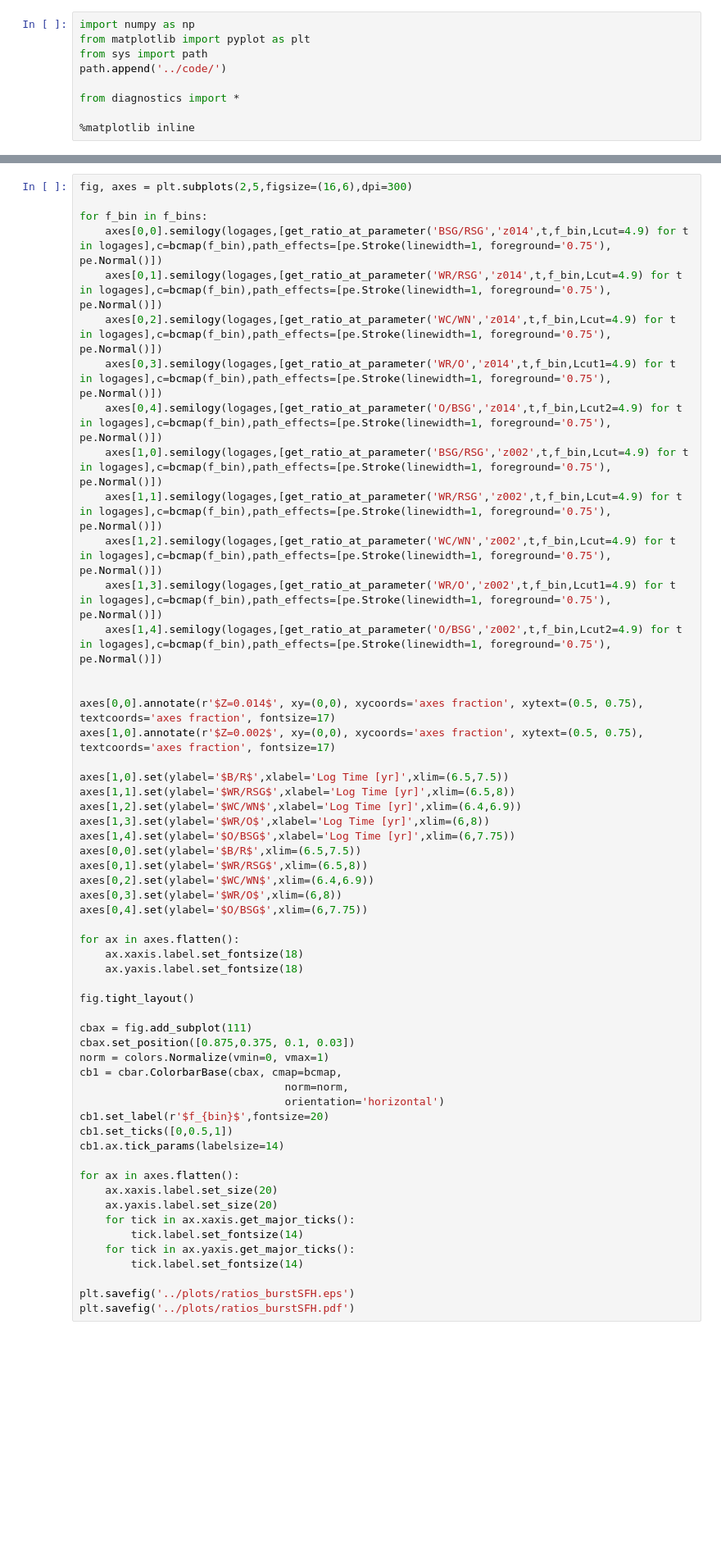
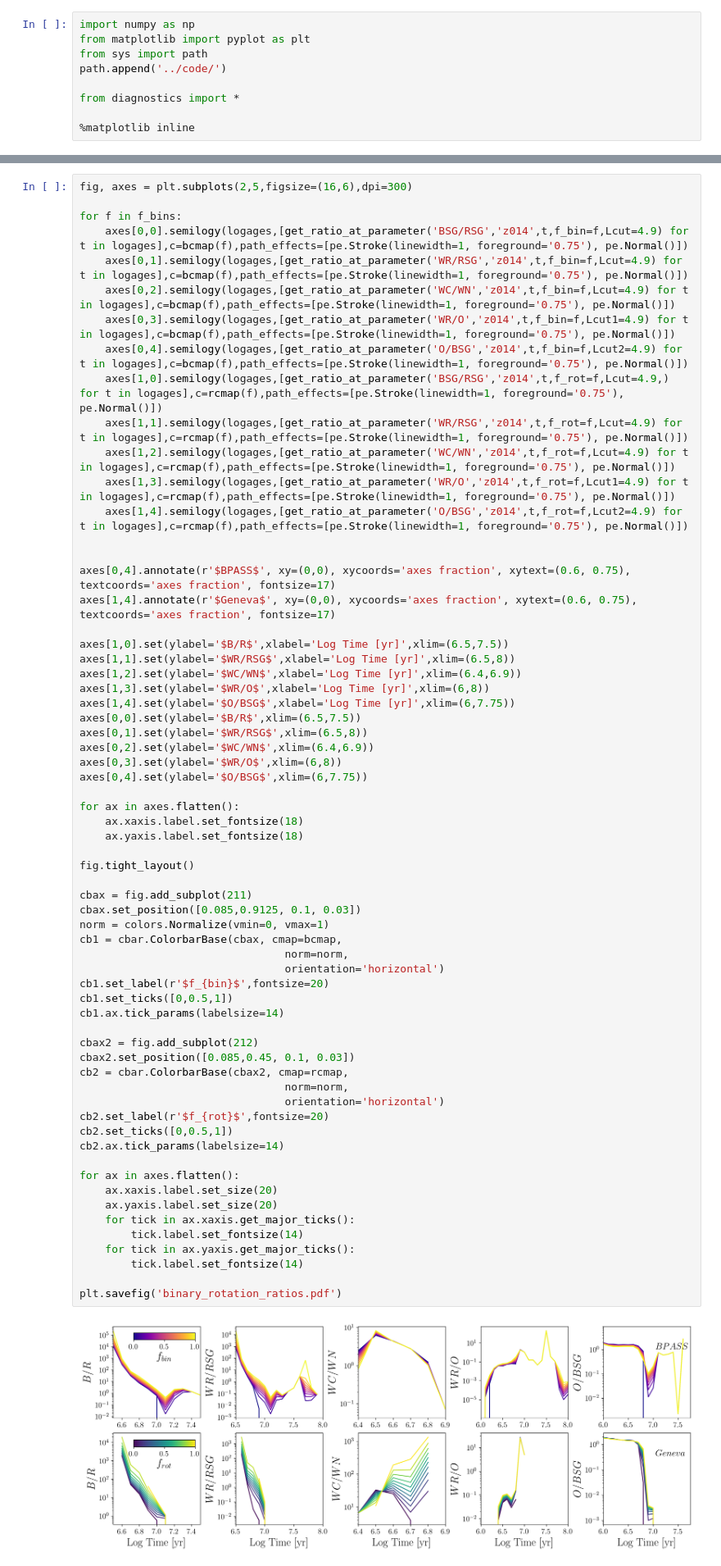
Before and after one commit to tzdwi/Diagnostics, a Jupyter notebook: paper_2019/diagnostics.ipynb, the cells around one changed output, grey strips where cells are left out. Shown at 82% size. Cells and saved outputs as stored; diff of their text form; blank space fills up the shorter version.

```diff
--- a/paper_2019/diagnostics.ipynb
+++ b/paper_2019/diagnostics.ipynb
@@ -164,21 +107,21 @@ Plenty of people use various number count ratios as diagnostics of a stellar pop
 # %%
 fig, axes = plt.subplots(2,5,figsize=(16,6),dpi=300)
 
-for f_bin in f_bins:
-    axes[0,0].semilogy(logages,[get_ratio_at_parameter('BSG/RSG','z014',t,f_bin,Lcut=4.9) for t in logages],c=bcmap(f_bin),path_effects=[pe.Stroke(linewidth=1, foreground='0.75'), pe.Normal()])
-    axes[0,1].semilogy(logages,[get_ratio_at_parameter('WR/RSG','z014',t,f_bin,Lcut=4.9) for t in logages],c=bcmap(f_bin),path_effects=[pe.Stroke(linewidth=1, foreground='0.75'), pe.Normal()])
-    axes[0,2].semilogy(logages,[get_ratio_at_parameter('WC/WN','z014',t,f_bin,Lcut=4.9) for t in logages],c=bcmap(f_bin),path_effects=[pe.Stroke(linewidth=1, foreground='0.75'), pe.Normal()])
-    axes[0,3].semilogy(logages,[get_ratio_at_parameter('WR/O','z014',t,f_bin,Lcut1=4.9) for t in logages],c=bcmap(f_bin),path_effects=[pe.Stroke(linewidth=1, foreground='0.75'), pe.Normal()])
-    axes[0,4].semilogy(logages,[get_ratio_at_parameter('O/BSG','z014',t,f_bin,Lcut2=4.9) for t in logages],c=bcmap(f_bin),path_effects=[pe.Stroke(linewidth=1, foreground='0.75'), pe.Normal()])
-    axes[1,0].semilogy(logages,[get_ratio_at_parameter('BSG/RSG','z002',t,f_bin,Lcut=4.9) for t in logages],c=bcmap(f_bin),path_effects=[pe.Stroke(linewidth=1, foreground='0.75'), pe.Normal()])
-    axes[1,1].semilogy(logages,[get_ratio_at_parameter('WR/RSG','z002',t,f_bin,Lcut=4.9) for t in logages],c=bcmap(f_bin),path_effects=[pe.Stroke(linewidth=1, foreground='0.75'), pe.Normal()])
-    axes[1,2].semilogy(logages,[get_ratio_at_parameter('WC/WN','z002',t,f_bin,Lcut=4.9) for t in logages],c=bcmap(f_bin),path_effects=[pe.Stroke(linewidth=1, foreground='0.75'), pe.Normal()])
-    axes[1,3].semilogy(logages,[get_ratio_at_parameter('WR/O','z002',t,f_bin,Lcut1=4.9) for t in logages],c=bcmap(f_bin),path_effects=[pe.Stroke(linewidth=1, foreground='0.75'), pe.Normal()])
-    axes[1,4].semilogy(logages,[get_ratio_at_parameter('O/BSG','z002',t,f_bin,Lcut2=4.9) for t in logages],c=bcmap(f_bin),path_effects=[pe.Stroke(linewidth=1, foreground='0.75'), pe.Normal()])
+for f in f_bins:
+    axes[0,0].semilogy(logages,[get_ratio_at_parameter('BSG/RSG','z014',t,f_bin=f,Lcut=4.9) for t in logages],c=bcmap(f),path_effects=[pe.Stroke(linewidth=1, foreground='0.75'), pe.Normal()])
+    axes[0,1].semilogy(logages,[get_ratio_at_parameter('WR/RSG','z014',t,f_bin=f,Lcut=4.9) for t in logages],c=bcmap(f),path_effects=[pe.Stroke(linewidth=1, foreground='0.75'), pe.Normal()])
+    axes[0,2].semilogy(logages,[get_ratio_at_parameter('WC/WN','z014',t,f_bin=f,Lcut=4.9) for t in logages],c=bcmap(f),path_effects=[pe.Stroke(linewidth=1, foreground='0.75'), pe.Normal()])
+    axes[0,3].semilogy(logages,[get_ratio_at_parameter('WR/O','z014',t,f_bin=f,Lcut1=4.9) for t in logages],c=bcmap(f),path_effects=[pe.Stroke(linewidth=1, foreground='0.75'), pe.Normal()])
+    axes[0,4].semilogy(logages,[get_ratio_at_parameter('O/BSG','z014',t,f_bin=f,Lcut2=4.9) for t in logages],c=bcmap(f),path_effects=[pe.Stroke(linewidth=1, foreground='0.75'), pe.Normal()])
+    axes[1,0].semilogy(logages,[get_ratio_at_parameter('BSG/RSG','z014',t,f_rot=f,Lcut=4.9,) for t in logages],c=rcmap(f),path_effects=[pe.Stroke(linewidth=1, foreground='0.75'), pe.Normal()])
+    axes[1,1].semilogy(logages,[get_ratio_at_parameter('WR/RSG','z014',t,f_rot=f,Lcut=4.9) for t in logages],c=rcmap(f),path_effects=[pe.Stroke(linewidth=1, foreground='0.75'), pe.Normal()])
+    axes[1,2].semilogy(logages,[get_ratio_at_parameter('WC/WN','z014',t,f_rot=f,Lcut=4.9) for t in logages],c=rcmap(f),path_effects=[pe.Stroke(linewidth=1, foreground='0.75'), pe.Normal()])
+    axes[1,3].semilogy(logages,[get_ratio_at_parameter('WR/O','z014',t,f_rot=f,Lcut1=4.9) for t in logages],c=rcmap(f),path_effects=[pe.Stroke(linewidth=1, foreground='0.75'), pe.Normal()])
+    axes[1,4].semilogy(logages,[get_ratio_at_parameter('O/BSG','z014',t,f_rot=f,Lcut2=4.9) for t in logages],c=rcmap(f),path_effects=[pe.Stroke(linewidth=1, foreground='0.75'), pe.Normal()])
 
 
-axes[0,0].annotate(r'$Z=0.014$', xy=(0,0), xycoords='axes fraction', xytext=(0.5, 0.75), textcoords='axes fraction', fontsize=17)
-axes[1,0].annotate(r'$Z=0.002$', xy=(0,0), xycoords='axes fraction', xytext=(0.5, 0.75), textcoords='axes fraction', fontsize=17)
+axes[0,4].annotate(r'$BPASS$', xy=(0,0), xycoords='axes fraction', xytext=(0.6, 0.75), textcoords='axes fraction', fontsize=17)
+axes[1,4].annotate(r'$Geneva$', xy=(0,0), xycoords='axes fraction', xytext=(0.6, 0.75), textcoords='axes fraction', fontsize=17)
 
 axes[1,0].set(ylabel='$B/R$',xlabel='Log Time [yr]',xlim=(6.5,7.5))
 axes[1,1].set(ylabel='$WR/RSG$',xlabel='Log Time [yr]',xlim=(6.5,8))
@@ -186,34 +129,44 @@ axes[1,2].set(ylabel='$WC/WN$',xlabel='Log Time [yr]',xlim=(6.4,6.9))
 axes[1,3].set(ylabel='$WR/O$',xlabel='Log Time [yr]',xlim=(6,8))
 axes[1,4].set(ylabel='$O/BSG$',xlabel='Log Time [yr]',xlim=(6,7.75))
 axes[0,0].set(ylabel='$B/R$',xlim=(6.5,7.5))
 axes[0,1].set(ylabel='$WR/RSG$',xlim=(6.5,8))
 axes[0,2].set(ylabel='$WC/WN$',xlim=(6.4,6.9))
 axes[0,3].set(ylabel='$WR/O$',xlim=(6,8))
 axes[0,4].set(ylabel='$O/BSG$',xlim=(6,7.75))
 
 for ax in axes.flatten():
     ax.xaxis.label.set_fontsize(18)
     ax.yaxis.label.set_fontsize(18)
 
 fig.tight_layout()
 
-cbax = fig.add_subplot(111)
-cbax.set_position([0.875,0.375, 0.1, 0.03])
+cbax = fig.add_subplot(211)
+cbax.set_position([0.085,0.9125, 0.1, 0.03])
 norm = colors.Normalize(vmin=0, vmax=1)
 cb1 = cbar.ColorbarBase(cbax, cmap=bcmap,
                                 norm=norm,
                                 orientation='horizontal')
 cb1.set_label(r'$f_{bin}$',fontsize=20)
 cb1.set_ticks([0,0.5,1])
 cb1.ax.tick_params(labelsize=14)
+
+cbax2 = fig.add_subplot(212)
+cbax2.set_position([0.085,0.45, 0.1, 0.03])
+cb2 = cbar.ColorbarBase(cbax2, cmap=rcmap,
+                                norm=norm,
+                                orientation='horizontal')
+cb2.set_label(r'$f_{rot}$',fontsize=20)
+cb2.set_ticks([0,0.5,1])
+cb2.ax.tick_params(labelsize=14)
 
 for ax in axes.flatten():
     ax.xaxis.label.set_size(20)
     ax.yaxis.label.set_size(20)
     for tick in ax.xaxis.get_major_ticks():
         tick.label.set_fontsize(14)
     for tick in ax.yaxis.get_major_ticks():
         tick.label.set_fontsize(14)
 
-plt.savefig('../plots/ratios_burstSFH.eps')
-plt.savefig('../plots/ratios_burstSFH.pdf')
+plt.savefig('binary_rotation_ratios.pdf')
+# %% [output]
+[figure, added]
```
Also changed, not shown: parts of 24 cells of this notebook, 10 other files.
